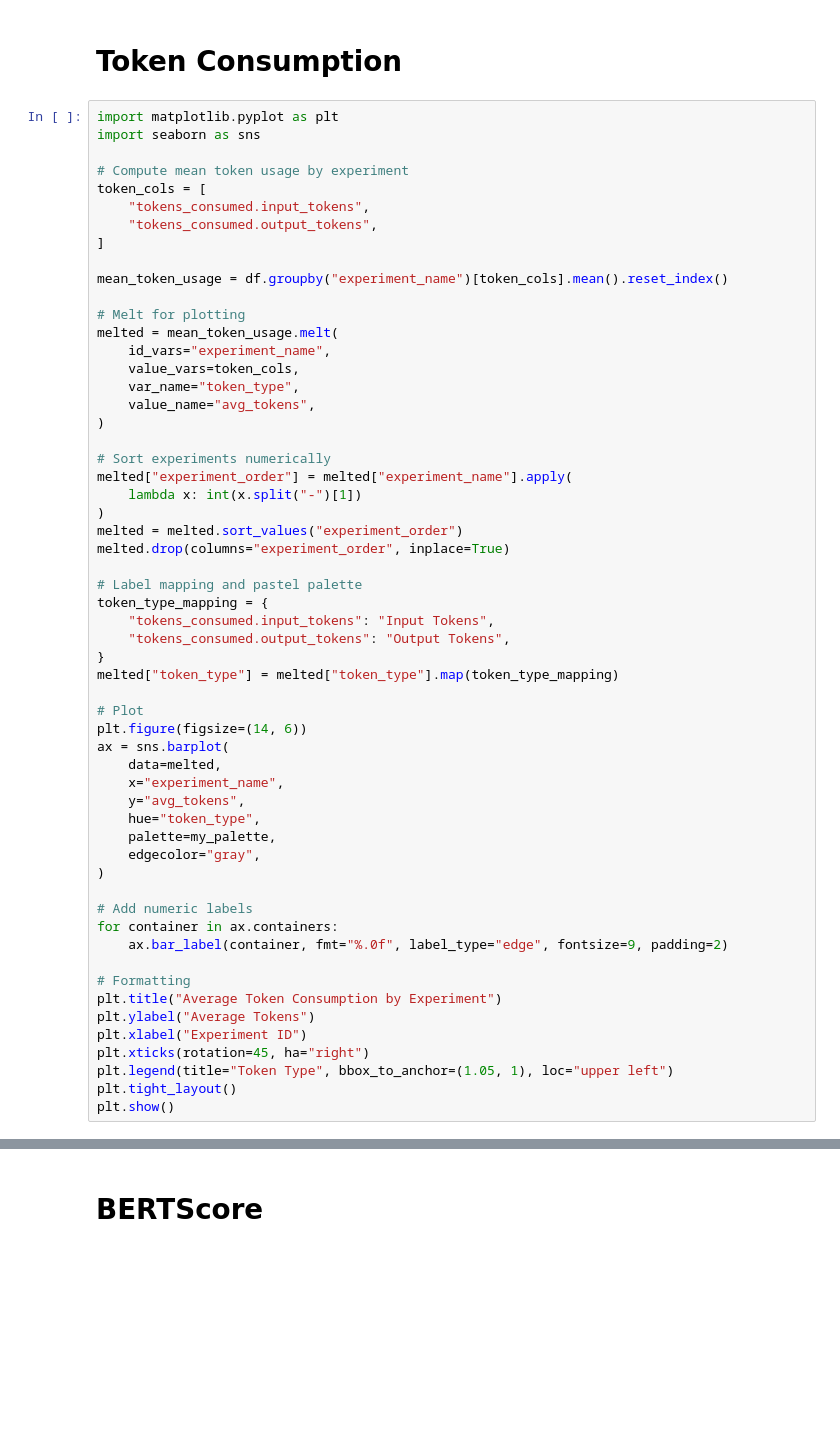
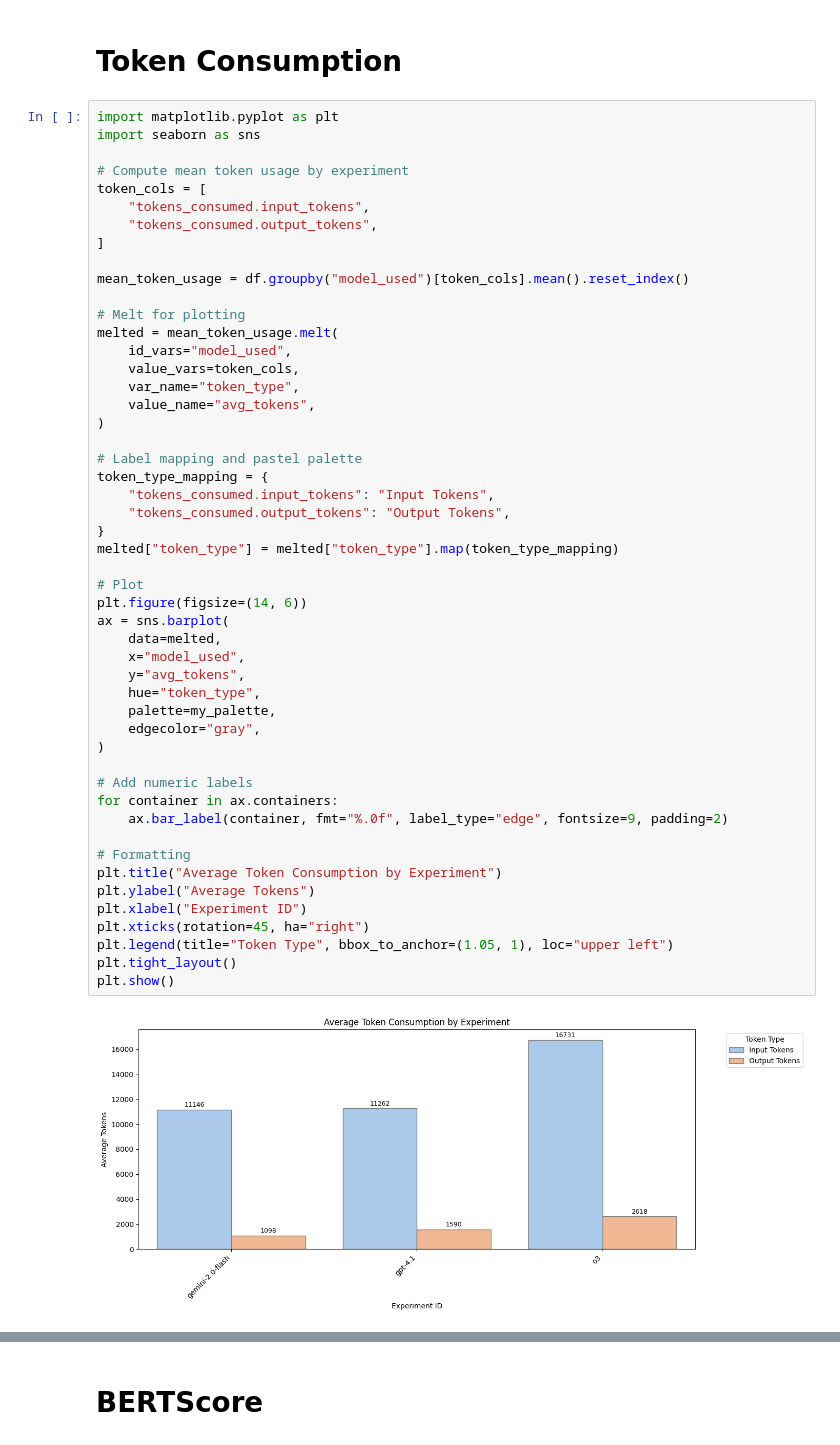
Before and after one commit to mrrestre/react_agent_in_edp, a Jupyter notebook: experiments/interpretation/experiment_comparer.ipynb, the cells around one changed output, grey strips where cells are left out. Drawn from its saved outputs; the diff is of its cells as text; blank space fills up the shorter version.

```diff
--- a/experiments/interpretation/experiment_comparer.ipynb
+++ b/experiments/interpretation/experiment_comparer.ipynb
@@ -241,50 +215,45 @@ token_cols = [
     "tokens_consumed.output_tokens",
 ]
 
-mean_token_usage = df.groupby("experiment_name")[token_cols].mean().reset_index()
+mean_token_usage = df.groupby("model_used")[token_cols].mean().reset_index()
 
 # Melt for plotting
 melted = mean_token_usage.melt(
-    id_vars="experiment_name",
+    id_vars="model_used",
     value_vars=token_cols,
     var_name="token_type",
     value_name="avg_tokens",
 )
-
-# Sort experiments numerically
-melted["experiment_order"] = melted["experiment_name"].apply(
-    lambda x: int(x.split("-")[1])
-)
-melted = melted.sort_values("experiment_order")
-melted.drop(columns="experiment_order", inplace=True)
 
 # Label mapping and pastel palette
 token_type_mapping = {
     "tokens_consumed.input_tokens": "Input Tokens",
     "tokens_consumed.output_tokens": "Output Tokens",
 }
 melted["token_type"] = melted["token_type"].map(token_type_mapping)
 
 # Plot
 plt.figure(figsize=(14, 6))
 ax = sns.barplot(
     data=melted,
-    x="experiment_name",
+    x="model_used",
     y="avg_tokens",
     hue="token_type",
     palette=my_palette,
     edgecolor="gray",
 )
 
 # Add numeric labels
 for container in ax.containers:
     ax.bar_label(container, fmt="%.0f", label_type="edge", fontsize=9, padding=2)
 
 # Formatting
 plt.title("Average Token Consumption by Experiment")
 plt.ylabel("Average Tokens")
 plt.xlabel("Experiment ID")
 plt.xticks(rotation=45, ha="right")
 plt.legend(title="Token Type", bbox_to_anchor=(1.05, 1), loc="upper left")
 plt.tight_layout()
 plt.show()
+# %% [output]
+[figure, added]
```
Also changed, not shown: parts of 9 cells of this notebook, 9 other files.
